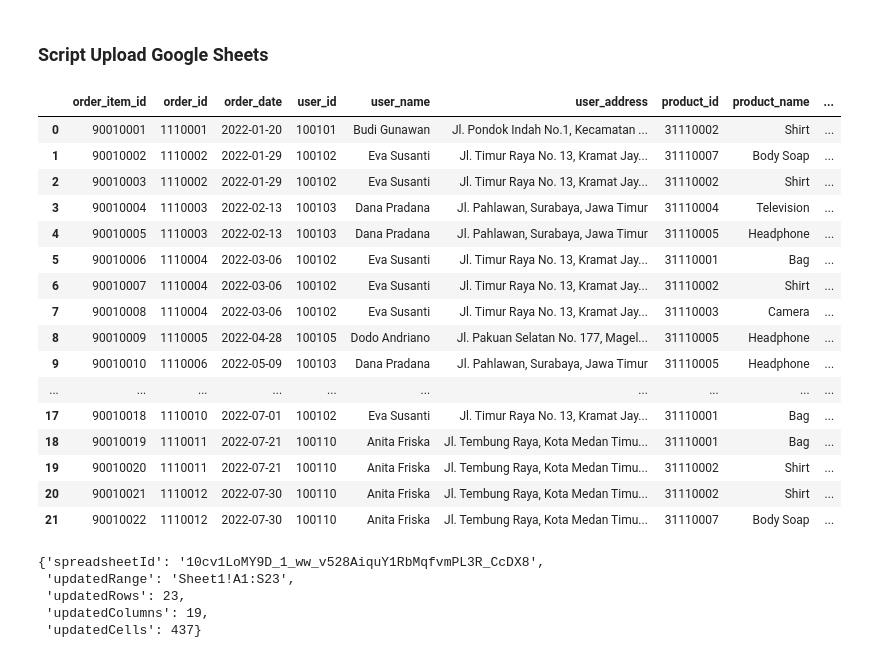
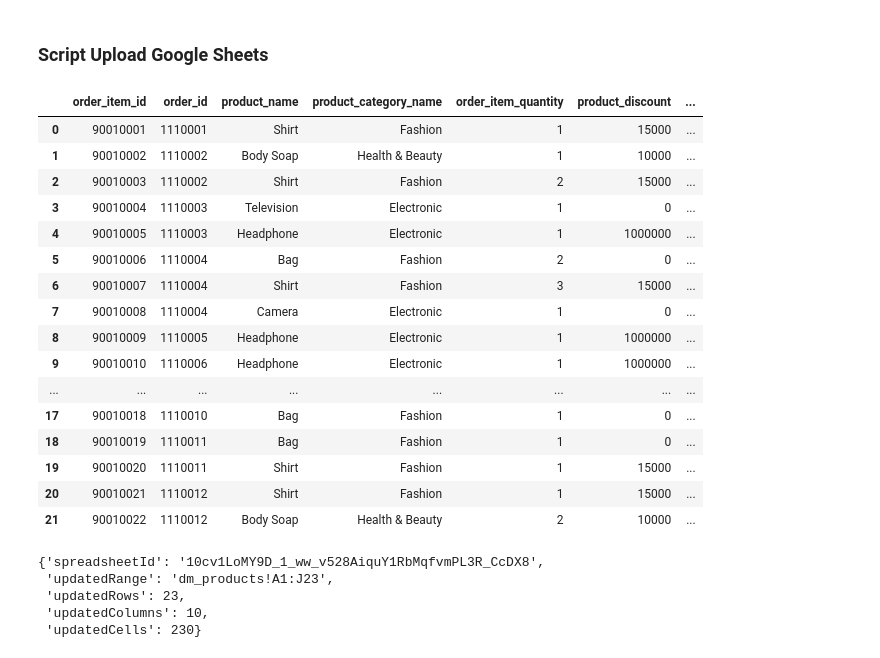
Before and after one commit to thebettercode/Project-1-Fantastic-4-Digital-Skola, a Jupyter notebook: etl.ipynb, the cells around one changed output. Drawn from its saved outputs; the diff is of its cells as text; code cells hidden in the pictures.

```diff
--- a/etl.ipynb
+++ b/etl.ipynb
@@ -231,34 +239,36 @@ client = gspread.authorize(creds)
 # %%
 def fetch_data_from_dwh(query):
      # Membuat koneksi ke database
     engine = sa.create_engine(warehouse_conn_string)
 
 
     # Membuat hasil query menjadi Datafrmae
     df = pd.read_sql(query, engine)
 
     return df
 
-df_mart = fetch_data_from_dwh("""SELECT * FROM dm_sales;""")
-df_mart
+df_mart_sales = fetch_data_from_dwh("""SELECT * FROM dm_sales;""")
+df_mart_product = fetch_data_from_dwh("""SELECT * FROM dm_product;""")
+df_mart_sales
+df_mart_product
 # %% [output]
-|  | order_item_id | order_id | order_date | user_id | user_name | user_address | product_id | product_name | ... |
-| 0 | 90010001 | 1110001 | 2022-01-20 | 100101 | Budi Gunawan | Jl. Pondok Indah No.1, Kecamatan ... | 31110002 | Shirt | ... |
-| 1 | 90010002 | 1110002 | 2022-01-29 | 100102 | Eva Susanti | Jl. Timur Raya No. 13, Kramat Jay... | 31110007 | Body Soap | ... |
-| 2 | 90010003 | 1110002 | 2022-01-29 | 100102 | Eva Susanti | Jl. Timur Raya No. 13, Kramat Jay... | 31110002 | Shirt | ... |
-| 3 | 90010004 | 1110003 | 2022-02-13 | 100103 | Dana Pradana | Jl. Pahlawan, Surabaya, Jawa Timur | 31110004 | Television | ... |
-| 4 | 90010005 | 1110003 | 2022-02-13 | 100103 | Dana Pradana | Jl. Pahlawan, Surabaya, Jawa Timur | 31110005 | Headphone | ... |
-| 5 | 90010006 | 1110004 | 2022-03-06 | 100102 | Eva Susanti | Jl. Timur Raya No. 13, Kramat Jay... | 31110001 | Bag | ... |
-| 6 | 90010007 | 1110004 | 2022-03-06 | 100102 | Eva Susanti | Jl. Timur Raya No. 13, Kramat Jay... | 31110002 | Shirt | ... |
-| 7 | 90010008 | 1110004 | 2022-03-06 | 100102 | Eva Susanti | Jl. Timur Raya No. 13, Kramat Jay... | 31110003 | Camera | ... |
-| 8 | 90010009 | 1110005 | 2022-04-28 | 100105 | Dodo Andriano | Jl. Pakuan Selatan No. 177, Magel... | 31110005 | Headphone | ... |
-| 9 | 90010010 | 1110006 | 2022-05-09 | 100103 | Dana Pradana | Jl. Pahlawan, Surabaya, Jawa Timur | 31110005 | Headphone | ... |
-| ... | ... | ... | ... | ... | ... | ... | ... | ... | ... |
-| 17 | 90010018 | 1110010 | 2022-07-01 | 100102 | Eva Susanti | Jl. Timur Raya No. 13, Kramat Jay... | 31110001 | Bag | ... |
-| 18 | 90010019 | 1110011 | 2022-07-21 | 100110 | Anita Friska | Jl. Tembung Raya, Kota Medan Timu... | 31110001 | Bag | ... |
-| 19 | 90010020 | 1110011 | 2022-07-21 | 100110 | Anita Friska | Jl. Tembung Raya, Kota Medan Timu... | 31110002 | Shirt | ... |
-| 20 | 90010021 | 1110012 | 2022-07-30 | 100110 | Anita Friska | Jl. Tembung Raya, Kota Medan Timu... | 31110002 | Shirt | ... |
-| 21 | 90010022 | 1110012 | 2022-07-30 | 100110 | Anita Friska | Jl. Tembung Raya, Kota Medan Timu... | 31110007 | Body Soap | ... |
+|  | order_item_id | order_id | product_name | product_category_name | order_item_quantity | product_discount | ... |
+| 0 | 90010001 | 1110001 | Shirt | Fashion | 1 | 15000 | ... |
+| 1 | 90010002 | 1110002 | Body Soap | Health & Beauty | 1 | 10000 | ... |
+| 2 | 90010003 | 1110002 | Shirt | Fashion | 2 | 15000 | ... |
+| 3 | 90010004 | 1110003 | Television | Electronic | 1 | 0 | ... |
+| 4 | 90010005 | 1110003 | Headphone | Electronic | 1 | 1000000 | ... |
+| 5 | 90010006 | 1110004 | Bag | Fashion | 2 | 0 | ... |
+| 6 | 90010007 | 1110004 | Shirt | Fashion | 3 | 15000 | ... |
+| 7 | 90010008 | 1110004 | Camera | Electronic | 1 | 0 | ... |
+| 8 | 90010009 | 1110005 | Headphone | Electronic | 1 | 1000000 | ... |
+| 9 | 90010010 | 1110006 | Headphone | Electronic | 1 | 1000000 | ... |
+| ... | ... | ... | ... | ... | ... | ... | ... |
+| 17 | 90010018 | 1110010 | Bag | Fashion | 1 | 0 | ... |
+| 18 | 90010019 | 1110011 | Bag | Fashion | 1 | 0 | ... |
+| 19 | 90010020 | 1110011 | Shirt | Fashion | 1 | 15000 | ... |
+| 20 | 90010021 | 1110012 | Shirt | Fashion | 1 | 15000 | ... |
+| 21 | 90010022 | 1110012 | Body Soap | Health & Beauty | 2 | 10000 | ... |
 # %%
 # ganti dengan nama google sheets anda
 sheet = client.open('Project 1 - Fantastic Four')
@@ -266,11 +276,13 @@ sheet = client.open('Project 1 - Fantastic Four')
 # ganti sesuai dengan nama sheet didalam google sheets anda
 # siapkan nama kolom pada sheet di google sheet anda
 
-export = sheet.worksheet('Sheet1')
-export.update([df_mart.columns.values.tolist()] + df_mart.astype(str).values.tolist())
+export_dm_sales = sheet.worksheet('dm_sales')
+export_dm_product = sheet.worksheet('dm_products')
+export_dm_sales.update([df_mart_sales.columns.values.tolist()] + df_mart_sales.astype(str).values.tolist())
+export_dm_product.update([df_mart_product.columns.values.tolist()] + df_mart_product.astype(str).values.tolist())
 # %% [output]
 {'spreadsheetId': '10cv1LoMY9D_1_ww_v528AiquY1RbMqfvmPL3R_CcDX8',
- 'updatedRange': 'Sheet1!A1:S23',
+ 'updatedRange': 'dm_products!A1:J23',
  'updatedRows': 23,
- 'updatedColumns': 19,
- 'updatedCells': 437}
+ 'updatedColumns': 10,
+ 'updatedCells': 230}
```
Also changed, not shown: parts of 3 cells of this notebook.
